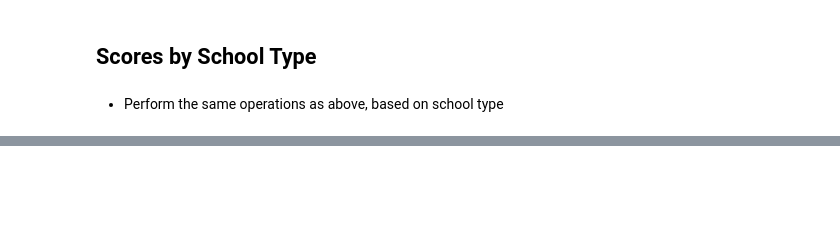
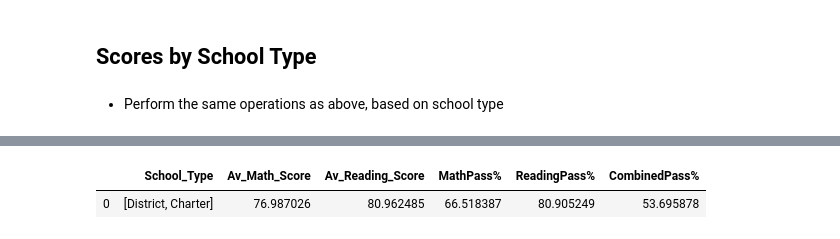
Before and after one commit to eobianyor/pandas-challenge, a Jupyter notebook: PyCitySchools/PyCitySchools_starter.ipynb, the cells around one changed output, grey strips where cells are left out. Saved outputs shown, nothing was run; the diff lists cells and outputs as text; code cells hidden in the pictures; blank space fills up the shorter version.

```diff
--- a/PyCitySchools/PyCitySchools_starter.ipynb
+++ b/PyCitySchools/PyCitySchools_starter.ipynb
@@ -301,0 +409,40 @@ AttributeError: 'SeriesGroupBy' object has no attribute 'header'
+# %%
+School_Type = school_and_student_data_complete['type'].unique()
+
+# Charter school numbers
+charter_school_df = school_and_student_data_complete[school_and_student_data_complete.type=='Charter']
+AvMathScoreCharter = charter_school_df['math_score'].mean()
+AvReadingScoreCharter = charter_school_df['reading_score'].mean()
+MathPass_Charter_df = charter_school_df[charter_school_df.math_score>=70]
+MathPassPercentageCharter = ((MathPass_Charter_df['student_name'].count())/(charter_school_df['student_name'].count()) * 100)
+ReadingPass_Charter_df = charter_school_df[charter_school_df.reading_score>=70]
+ReadingPassPercentageCharter = ((ReadingPass_Charter_df['student_name'].count())/(charter_school_df['student_name'].count()) * 100)
+OverallPass_Charter_df = charter_school_df[(charter_school_df.math_score>=70) & (charter_school_df.reading_score>=70)]
+OverallPassPercentageCharter = ((OverallPass_Charter_df['student_name'].count())/(charter_school_df['student_name'].count()) * 100)
+
+# District school numbers
+District_school_df = school_and_student_data_complete[school_and_student_data_complete.type=='District']
+AvMathScoreDistrict = District_school_df['math_score'].mean()
+AvReadingScoreDistrict = District_school_df['reading_score'].mean()
+MathPass_District_df = District_school_df[District_school_df.math_score>=70]
+MathPassPercentageDistrict = ((MathPass_District_df['student_name'].count())/(District_school_df['student_name'].count()) * 100)
+ReadingPass_District_df = District_school_df[District_school_df.reading_score>=70]
+ReadingPassPercentageDistrict = ((ReadingPass_District_df['student_name'].count())/(District_school_df['student_name'].count()) * 100)
+OverallPass_District_df = District_school_df[(District_school_df.math_score>=70) & (District_school_df.reading_score>=70)]
+OverallPassPercentageDistrict = ((OverallPass_District_df['student_name'].count())/(District_school_df['student_name'].count()) * 100)
+
+# Create a district Summary data frame
+list5_for_df = {"School_Type": [School_Type], "Av_Math_Score": [AvMathScoreCharter], "Av_Reading_Score": [AvReadingScoreCharter],
+                "MathPass%": [MathPassPercentageCharter], "ReadingPass%": [ReadingPassPercentageCharter], "CombinedPass%": [OverallPassPercentageCharter]}
+
+SchoolType_Summary_df = pd.DataFrame(list5_for_df)
+SchoolType_Summary_df.head()
+# -------------------------------------------------------------------------------------------------------------------------------------------------------------
+list5_for_df = {"School_Type": [School_Type], "Av_Math_Score": [AvMathScoreDistrict], "Av_Reading_Score": [AvReadingScoreDistrict],
+                "MathPass%": [MathPassPercentageDistrict], "ReadingPass%": [ReadingPassPercentageDistrict], "CombinedPass%": [OverallPassPercentageDistrict]}
+
+SchoolType_Summary_df = pd.DataFrame(list5_for_df)
+SchoolType_Summary_df.head()
+# %% [output]
+|  | School_Type | Av_Math_Score | Av_Reading_Score | MathPass% | ReadingPass% | CombinedPass% |
+| 0 | [District, Charter] | 76.987026 | 80.962485 | 66.518387 | 80.905249 | 53.695878 |
```
Also changed, not shown: parts of 10 cells of this notebook.
